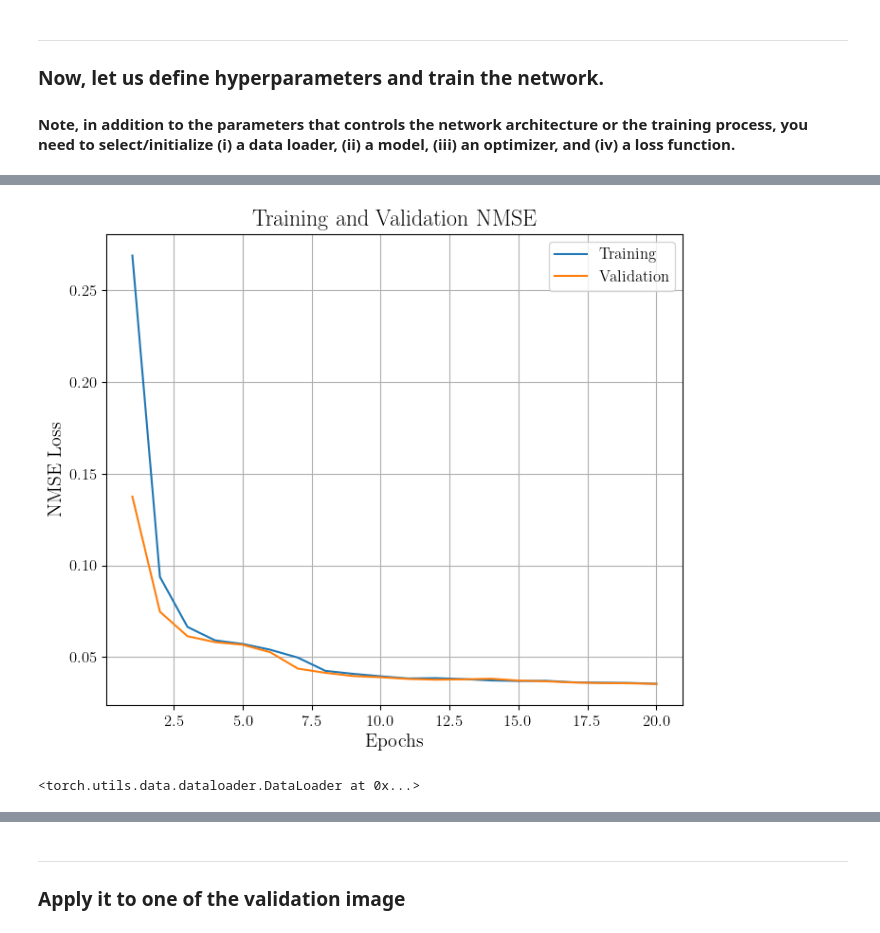
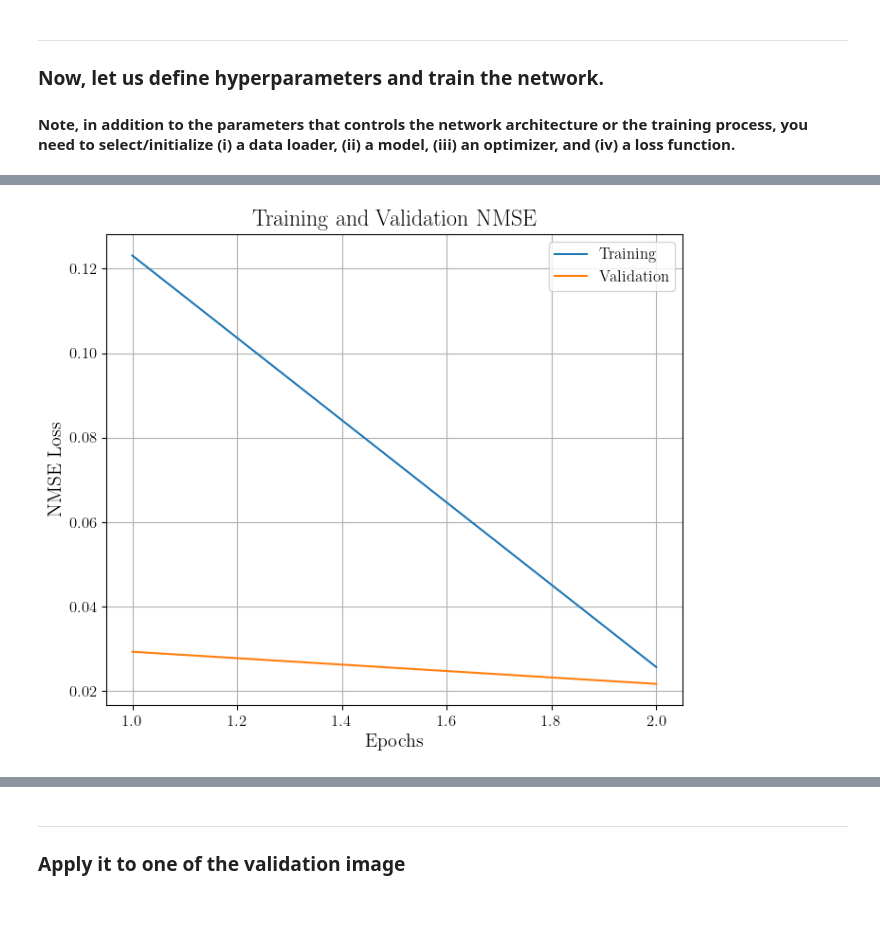
Before and after one commit to MihirJoe/MRI-Denoising, a Jupyter notebook: starter_code.ipynb, the cells around one changed output, grey strips where cells are left out. Saved outputs shown, nothing was run; the diff lists cells and outputs as text; code cells hidden in the pictures.

```diff
--- a/starter_code.ipynb
+++ b/starter_code.ipynb
@@ -98,26 +98,34 @@ class DeNoise1(nn.Module):
   def __init__(self):
     super(DeNoise1, self).__init__()
     self.conv1 = nn.Sequential(
-      nn.Conv2d(1, 64, kernel_size=3, padding=1),
-      nn.ReLU(),
-      nn.MaxPool2d(kernel_size=2, stride=2))
+      nn.Conv2d(1, 64, kernel_size=(3,3), padding=(1,1)),
+      nn.ReLU()
+      )
+    # nn.MaxPool2d(kernel_size=(2,2), stride=(2,2))
     # Rest of the layers remain the same
     self.conv2 = nn.Sequential(
-      nn.Conv2d(64, 64, kernel_size=3, padding=1),
-      nn.ReLU(),
-      nn.MaxPool2d(kernel_size=2, stride=2))
+      nn.Conv2d(64, 64, kernel_size=(3,3), padding=(1,1)),
+      nn.ReLU())
+    # nn.MaxPool2d(kernel_size=(2,2), stride=(2,2))
     self.conv3 = nn.Sequential(
-      nn.Conv2d(64, 128, kernel_size=3, padding=1),
+      nn.Conv2d(64, 128, kernel_size=(3,3), padding=(1,1)),
       nn.ReLU())
     self.conv4 = nn.Sequential(
-      nn.Conv2d(128, 128, kernel_size=3, padding=1),
+      nn.Conv2d(128, 1, kernel_size=3, padding=1),
       nn.ReLU())
-    self.up = nn.Upsample(scale_factor=4)
+
+    # self.up = nn.Upsample(size=)
 
   def forward(self, x):
     x = self.conv1(x)
+    # print(f"conv1: {x.shape}")
     x = self.conv2(x)
+    # print(f"conv2: {x.shape}")
     x = self.conv3(x)
-    x = self.up(x)
+    # print(f"conv3: {x.shape}")
+    # x = self.up(x)
     x = self.conv4(x)
+    # print(f"conv4: {x.shape}")
+
+    # print(f"up: {x.shape}")
     return x
@@ -199,6 +179,7 @@ def train_model(model, opt, criterion, train_loader, val_loader, num_epoch, nois
 
             opt.zero_grad()
             y_hat_tr_batch = model(x_tr_batch)
+            print(y_hat_tr_batch.shape)
             loss = criterion(y_hat_tr_batch, y_tr_batch)
             loss.backward()
             opt.step()
@@ -218,10 +199,10 @@ def train_model(model, opt, criterion, train_loader, val_loader, num_epoch, nois
         # Calculate validation NMSE per epoch
         val_epoch_nmse = 0
         for y_val_batch in val_loader:
-            # y_val_batch = y_val_batch[0]  # Assuming validation data is a single element
-            noise = torch.randn_like(y_val_batch) * noise_std
-            x_val_batch = y_val_batch + noise
-            y_hat_val_batch = model.eval()(x_val_batch)
+            noise_val = torch.randn_like(y_val_batch) * noise_std
+            x_val_batch = y_val_batch.detach() + noise_val
+            y_hat_val_batch = model(x_val_batch)
+            print(y_hat_val_batch.shape)
             val_epoch_nmse += calculateNMSE(y_val_batch, y_hat_val_batch)
         val_nmse_per_epoch.append(val_epoch_nmse / len(val_loader))
 
@@ -259,7 +240,7 @@ ___
 batch_size = 2  # Number of complete images in each batch
 lr = 1e-3  # Learning rate
 sig = 0.1  # Noise std
-num_epoch = 20  # Epochs
+num_epoch = 2  # Epochs
 
 # Model, criterion, and optimizer
 train_loader = create_loader(train_dataset, batch_size)
@@ -292,5 +273 @@ Epoch 20, Iteration 20, Loss: 0.001994
-[figure, old version]
+[figure, new version]
-# %%
-train_loader
-# %% [output]
-<torch.utils.data.dataloader.DataLoader at 0x...>
```
Also changed, not shown: parts of 22 cells of this notebook.
